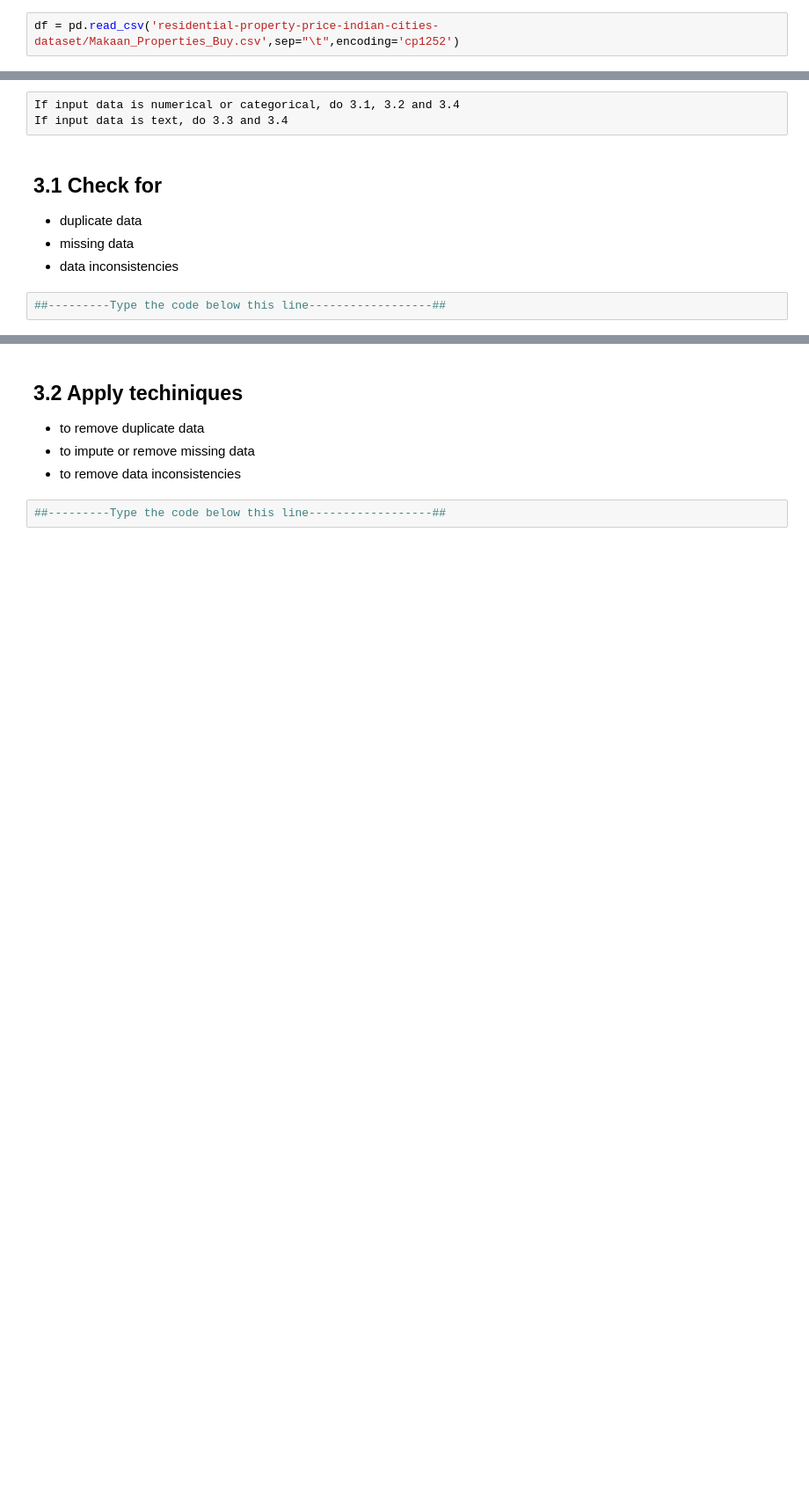
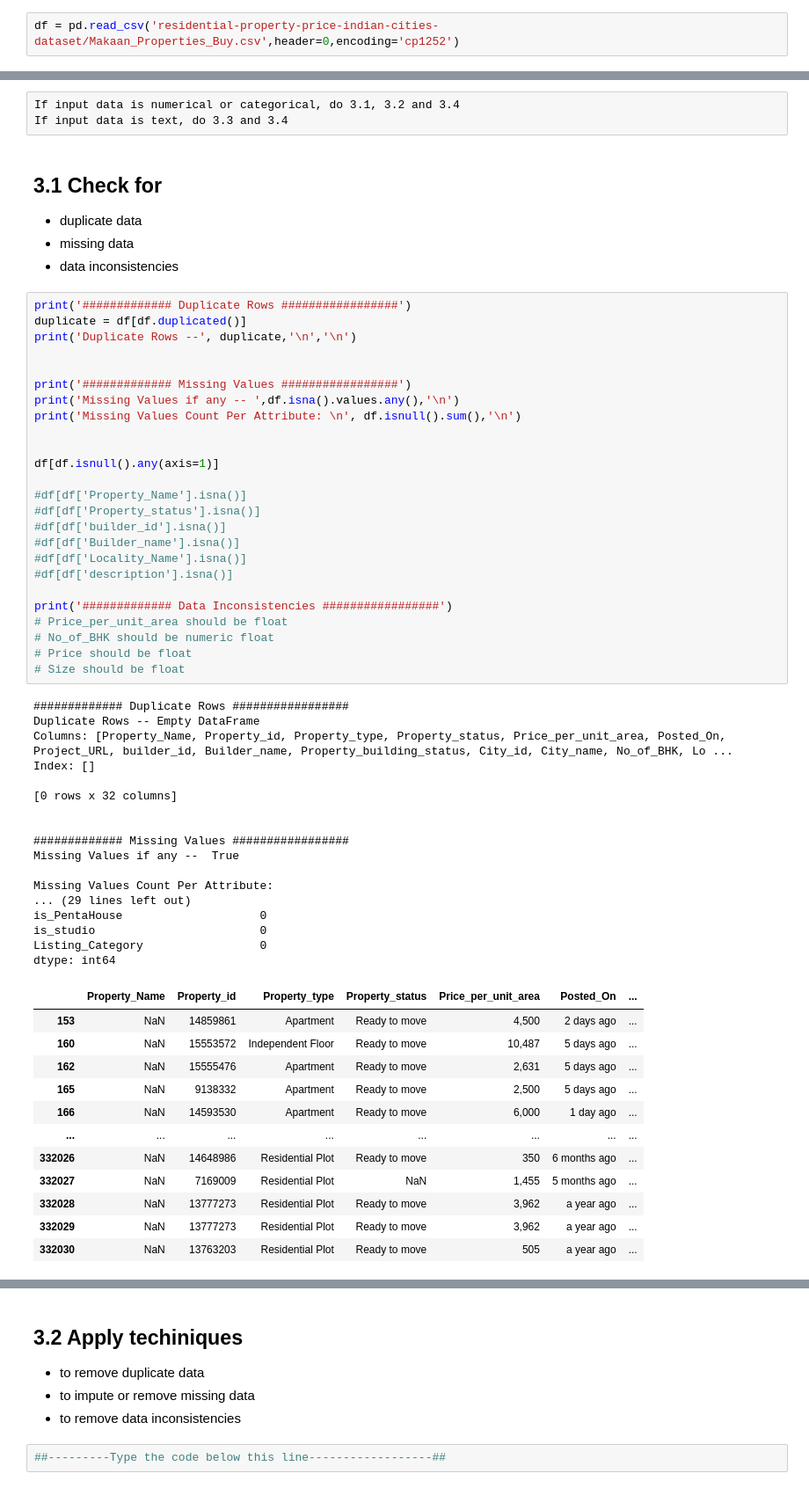
Before and after one commit to 2023da04397/IDSAssignment1, a Jupyter notebook: IDS_Assignment-1-practice.ipynb, the cells around one changed output, grey strips where cells are left out. Shown at 88% size. Cells and saved outputs as stored; diff of their text form; blank space fills up the shorter version.

```diff
--- a/IDS_Assignment-1-practice.ipynb
+++ b/IDS_Assignment-1-practice.ipynb
@@ -54,4 +58,4 @@ Skipping, found downloaded files in ".\residential-property-price-indian-cities-
 # %% [markdown]
 ## 2.2 Code for converting the above downloaded data into a dataframe
 # %%
-df = pd.read_csv('residential-property-price-indian-cities-dataset/Makaan_Properties_Buy.csv',sep="\t",encoding='cp1252')
+df = pd.read_csv('residential-property-price-indian-cities-dataset/Makaan_Properties_Buy.csv',header=0,encoding='cp1252')
@@ -109,4 +140,57 @@ If input data is text, do 3.3 and 3.4
 * missing data
 * data inconsistencies
 # %%
-##---------Type the code below this line------------------##
+print('############# Duplicate Rows #################')
+duplicate = df[df.duplicated()]
+print('Duplicate Rows --', duplicate,'\n','\n')
+
+
+print('############# Missing Values #################')
+print('Missing Values if any -- ',df.isna().values.any(),'\n')
+print('Missing Values Count Per Attribute: \n', df.isnull().sum(),'\n')
+
+
+df[df.isnull().any(axis=1)]
+
+#df[df['Property_Name'].isna()]
+#df[df['Property_status'].isna()]
+#df[df['builder_id'].isna()]
+#df[df['Builder_name'].isna()]
+#df[df['Locality_Name'].isna()]
+#df[df['description'].isna()]
+
+print('############# Data Inconsistencies #################')
+# Price_per_unit_area should be float
+# No_of_BHK should be numeric float
+# Price should be float
+# Size should be float
+# %% [output]
+############# Duplicate Rows #################
+Duplicate Rows -- Empty DataFrame
+Columns: [Property_Name, Property_id, Property_type, Property_status, Price_per_unit_area, Posted_On, Project_URL, builder_id, Builder_name, Property_building_status, City_id, City_name, No_of_BHK, Lo ...
+Index: []
+
+[0 rows x 32 columns]
+
+
+############# Missing Values #################
+Missing Values if any --  True
+
+Missing Values Count Per Attribute:
+... (29 lines left out)
+is_PentaHouse                    0
+is_studio                        0
+Listing_Category                 0
+dtype: int64
+|  | Property_Name | Property_id | Property_type | Property_status | Price_per_unit_area | Posted_On | ... |
+| 153 | NaN | 14859861 | Apartment | Ready to move | 4,500 | 2 days ago | ... |
+| 160 | NaN | 15553572 | Independent Floor | Ready to move | 10,487 | 5 days ago | ... |
+| 162 | NaN | 15555476 | Apartment | Ready to move | 2,631 | 5 days ago | ... |
+| 165 | NaN | 9138332 | Apartment | Ready to move | 2,500 | 5 days ago | ... |
+| 166 | NaN | 14593530 | Apartment | Ready to move | 6,000 | 1 day ago | ... |
+| ... | ... | ... | ... | ... | ... | ... | ... |
+| 332026 | NaN | 14648986 | Residential Plot | Ready to move | 350 | 6 months ago | ... |
+| 332027 | NaN | 7169009 | Residential Plot | NaN | 1,455 | 5 months ago | ... |
+| 332028 | NaN | 13777273 | Residential Plot | Ready to move | 3,962 | a year ago | ... |
+| 332029 | NaN | 13777273 | Residential Plot | Ready to move | 3,962 | a year ago | ... |
+| 332030 | NaN | 13763203 | Residential Plot | Ready to move | 505 | a year ago | ... |
```
Also changed, not shown: parts of 7 cells of this notebook.
